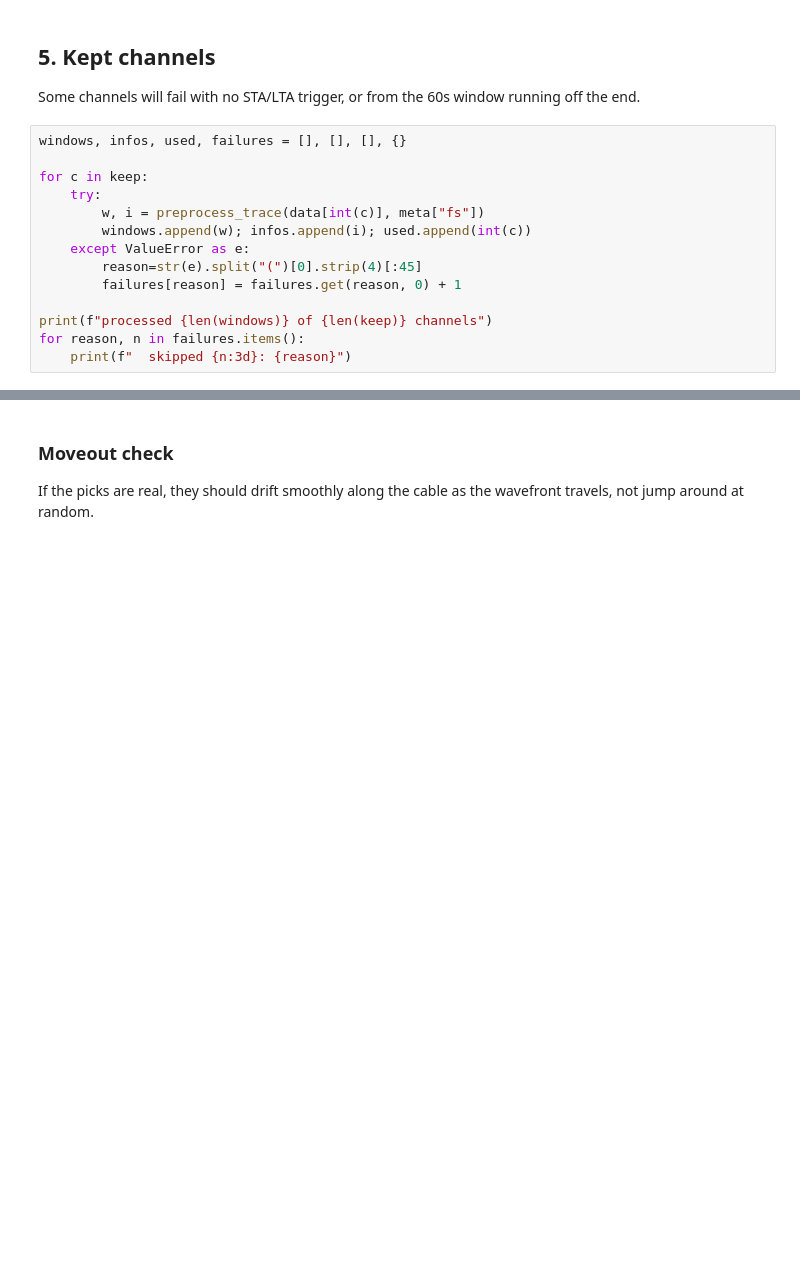
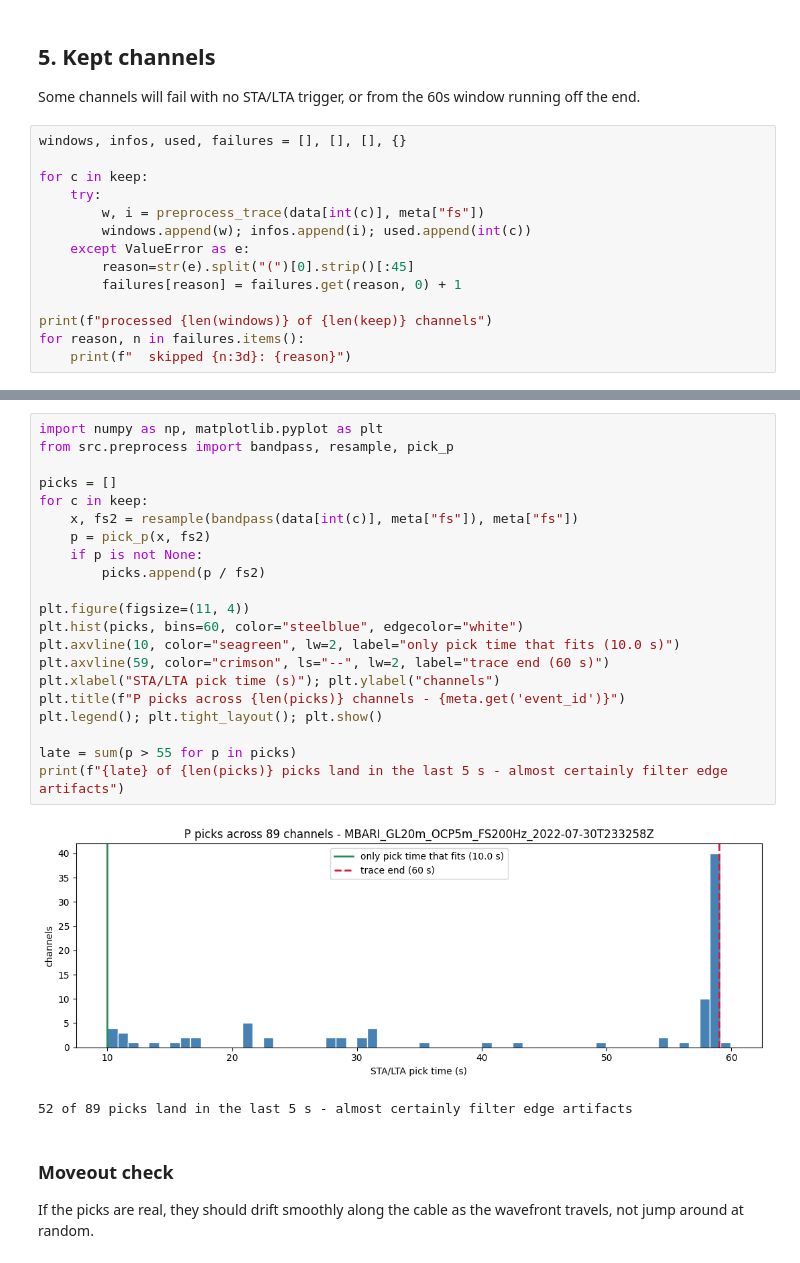
Before and after one commit to wasammy/DAS-SDg2, a Jupyter notebook: notebooks/02_das_pipeline_demo.ipynb, the cells around one changed output, grey strips where cells are left out. Saved outputs shown, nothing was run; the diff lists cells and outputs as text; blank space fills up the shorter version.

```diff
--- a/notebooks/02_das_pipeline_demo.ipynb
+++ b/notebooks/02_das_pipeline_demo.ipynb
@@ -125,7 +209,7 @@ for c in keep:
         w, i = preprocess_trace(data[int(c)], meta["fs"])
         windows.append(w); infos.append(i); used.append(int(c))
     except ValueError as e:
-        reason=str(e).split("(")[0].strip(4)[:45]
+        reason=str(e).split("(")[0].strip()[:45]
         failures[reason] = failures.get(reason, 0) + 1
 
 print(f"processed {len(windows)} of {len(keep)} channels")
@@ -134,3 +236,27 @@ for reason, n in failures.items():
+# %%
+import numpy as np, matplotlib.pyplot as plt
+from src.preprocess import bandpass, resample, pick_p
+
+picks = []
+for c in keep:
+    x, fs2 = resample(bandpass(data[int(c)], meta["fs"]), meta["fs"])
+    p = pick_p(x, fs2)
+    if p is not None:
+        picks.append(p / fs2)
+
+plt.figure(figsize=(11, 4))
+plt.hist(picks, bins=60, color="steelblue", edgecolor="white")
+plt.axvline(10, color="seagreen", lw=2, label="only pick time that fits (10.0 s)")
+plt.axvline(59, color="crimson", ls="--", lw=2, label="trace end (60 s)")
+plt.xlabel("STA/LTA pick time (s)"); plt.ylabel("channels")
+plt.title(f"P picks across {len(picks)} channels - {meta.get('event_id')}")
+plt.legend(); plt.tight_layout(); plt.show()
+
+late = sum(p > 55 for p in picks)
+print(f"{late} of {len(picks)} picks land in the last 5 s - almost certainly filter edge artifacts")
+# %% [output]
+[figure, added]
+52 of 89 picks land in the last 5 s - almost certainly filter edge artifacts
 # %% [markdown]
 ### Moveout check
 
```
Also changed, not shown: parts of 16 cells of this notebook, 2 other files.
